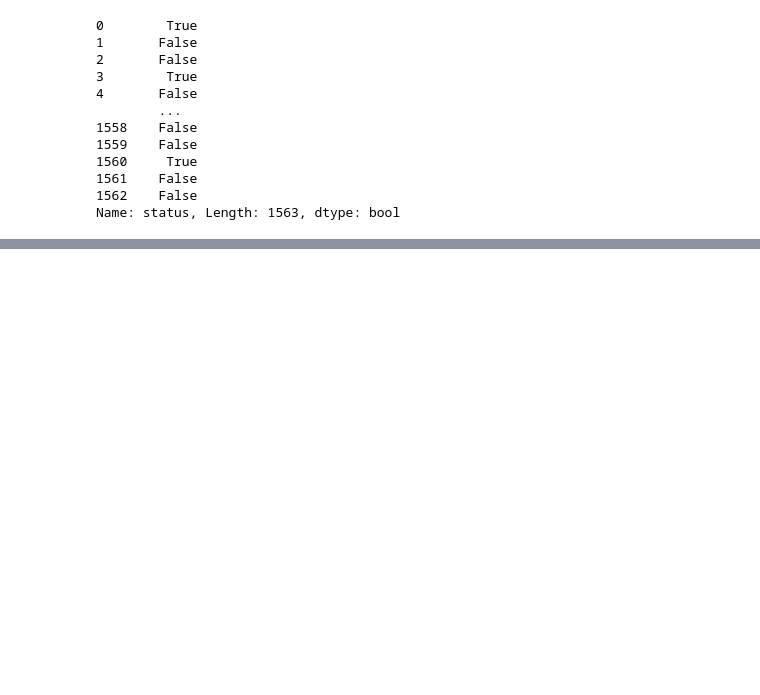
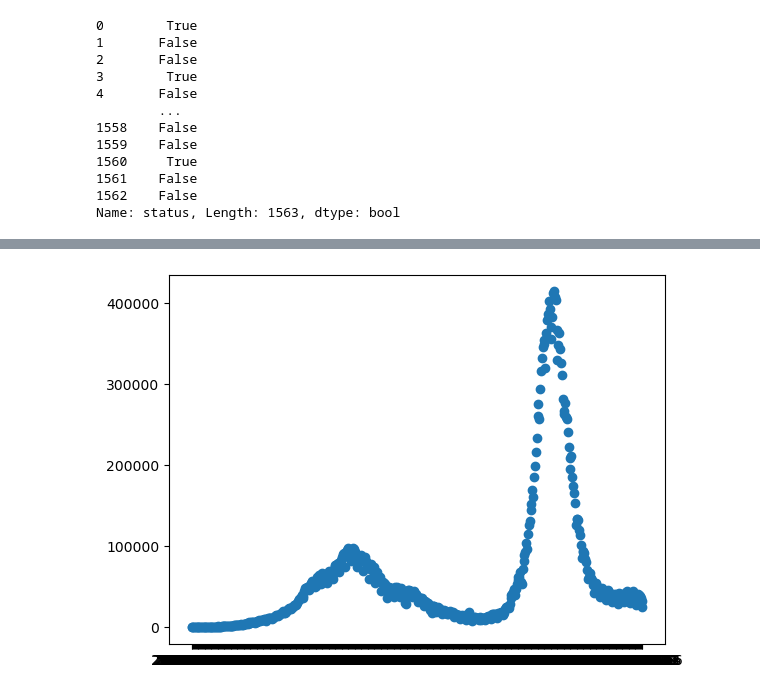
Before and after one commit to brainmentorspvtltd/ds-py, a Jupyter notebook: pandas_1.ipynb, the cells around one changed output, grey strips where cells are left out. Saved outputs shown, nothing was run; the diff lists cells and outputs as text; code cells hidden in the pictures; blank space fills up the shorter version.

```diff
--- a/pandas_1.ipynb
+++ b/pandas_1.ipynb
@@ -127,0 +163,5 @@ Name: status, Length: 1563, dtype: bool
+# %%
+plt.scatter(confirmed_df['dateymd'], confirmed_df['tt'])
+plt.show()
+# %% [output]
+[figure, added]
```
Also changed, not shown: parts of 9 cells of this notebook, 1 other file.
